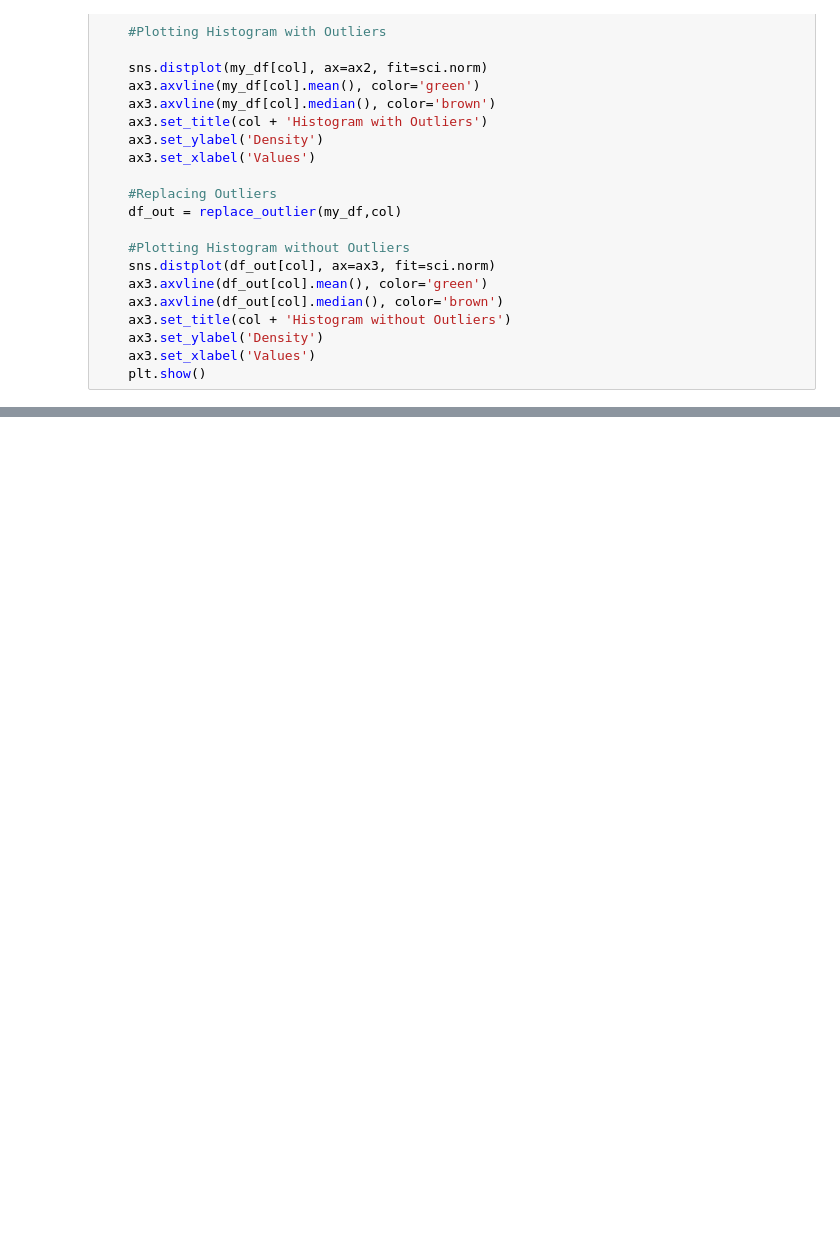
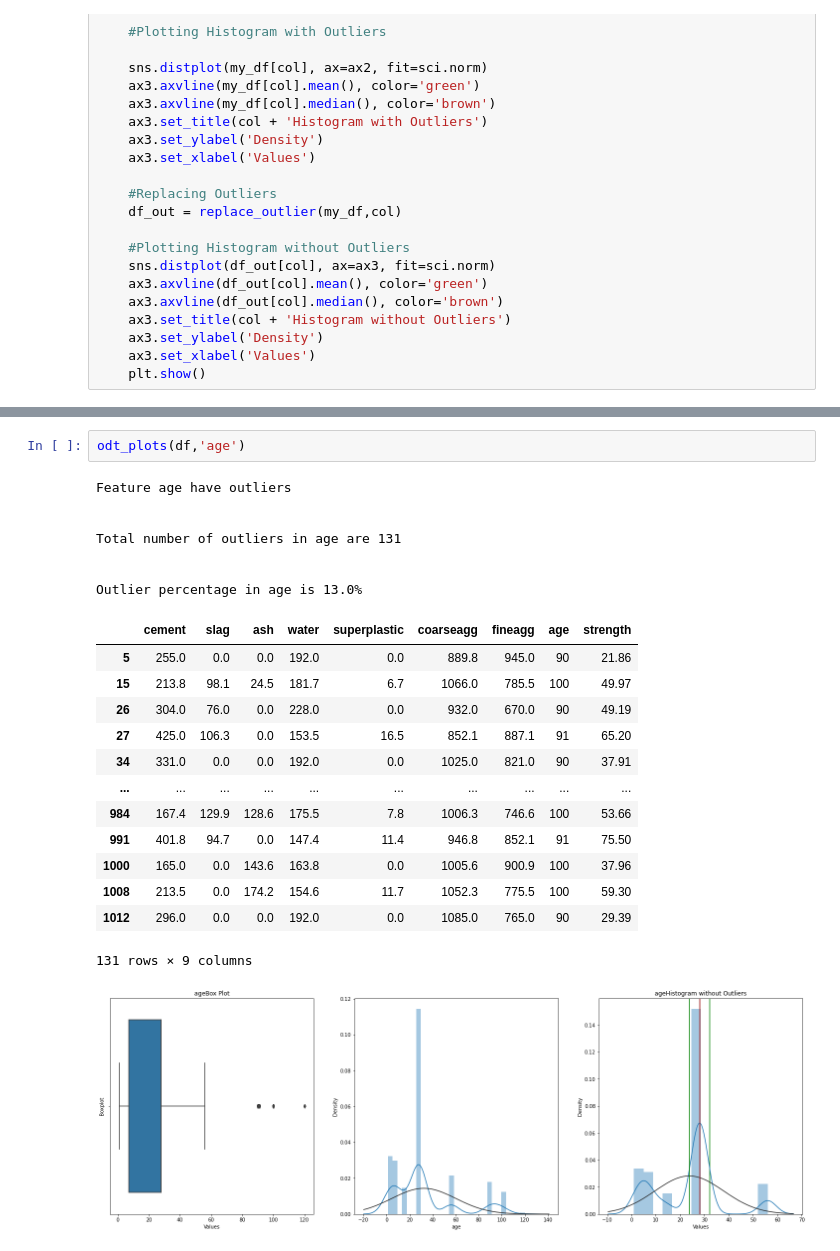
Before and after one commit to chaitanyaaditya/CapStone, a Jupyter notebook: CapStoneProject1.ipynb, the cells around one changed output, grey strips where cells are left out. Saved outputs shown, nothing was run; the diff lists cells and outputs as text; blank space fills up the shorter version.

```diff
--- a/CapStoneProject1.ipynb
+++ b/CapStoneProject1.ipynb
@@ -321,3 +321,27 @@ Outlier percentage in superplastic is 1.0%
 | 955 | 469.0 | 117.2 | 0.0 | 137.8 | 32.2 | 852.1 | 840.5 | 3 | 40.2 |
 | 1026 | 531.3 | 0.0 | 0.0 | 141.8 | 28.2 | 852.1 | 893.7 | 3 | 41.3 |
 ... (12 outputs left out)
+# %%
+odt_plots(df,'age')
+# %% [output]
+Feature age have outliers
+
+
+Total number of outliers in age are 131
+
+
+Outlier percentage in age is 13.0%
+|  | cement | slag | ash | water | superplastic | coarseagg | fineagg | age | strength |
+| 5 | 255.0 | 0.0 | 0.0 | 192.0 | 0.0 | 889.8 | 945.0 | 90 | 21.86 |
+| 15 | 213.8 | 98.1 | 24.5 | 181.7 | 6.7 | 1066.0 | 785.5 | 100 | 49.97 |
+| 26 | 304.0 | 76.0 | 0.0 | 228.0 | 0.0 | 932.0 | 670.0 | 90 | 49.19 |
+| 27 | 425.0 | 106.3 | 0.0 | 153.5 | 16.5 | 852.1 | 887.1 | 91 | 65.20 |
+| 34 | 331.0 | 0.0 | 0.0 | 192.0 | 0.0 | 1025.0 | 821.0 | 90 | 37.91 |
+| ... | ... | ... | ... | ... | ... | ... | ... | ... | ... |
+| 984 | 167.4 | 129.9 | 128.6 | 175.5 | 7.8 | 1006.3 | 746.6 | 100 | 53.66 |
+| 991 | 401.8 | 94.7 | 0.0 | 147.4 | 11.4 | 946.8 | 852.1 | 91 | 75.50 |
+| 1000 | 165.0 | 0.0 | 143.6 | 163.8 | 0.0 | 1005.6 | 900.9 | 100 | 37.96 |
+| 1008 | 213.5 | 0.0 | 174.2 | 154.6 | 11.7 | 1052.3 | 775.5 | 100 | 59.30 |
+| 1012 | 296.0 | 0.0 | 0.0 | 192.0 | 0.0 | 1085.0 | 765.0 | 90 | 29.39 |
+131 rows × 9 columns
+[figure, added]
```
Also changed, not shown: parts of 2 cells of this notebook.
